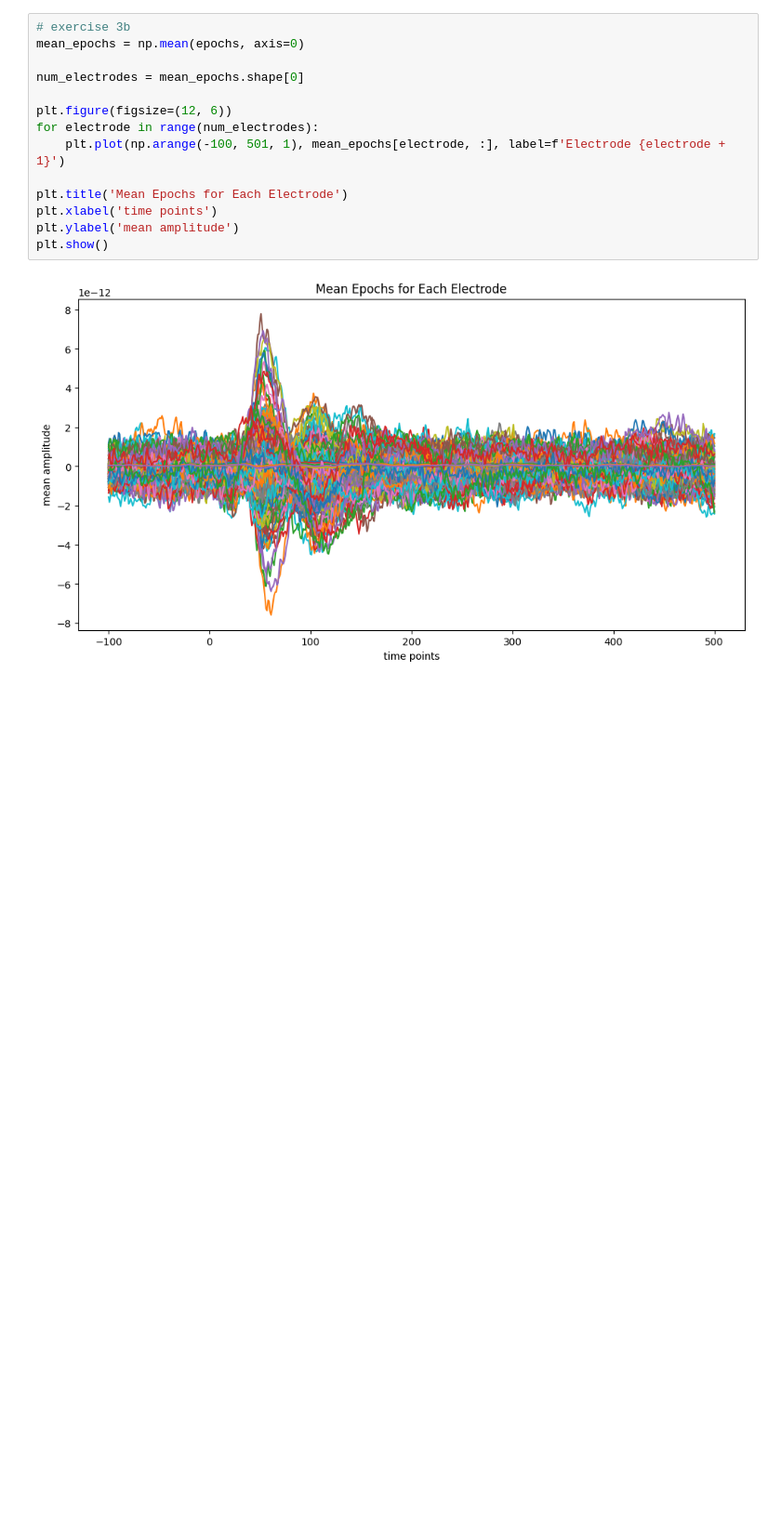
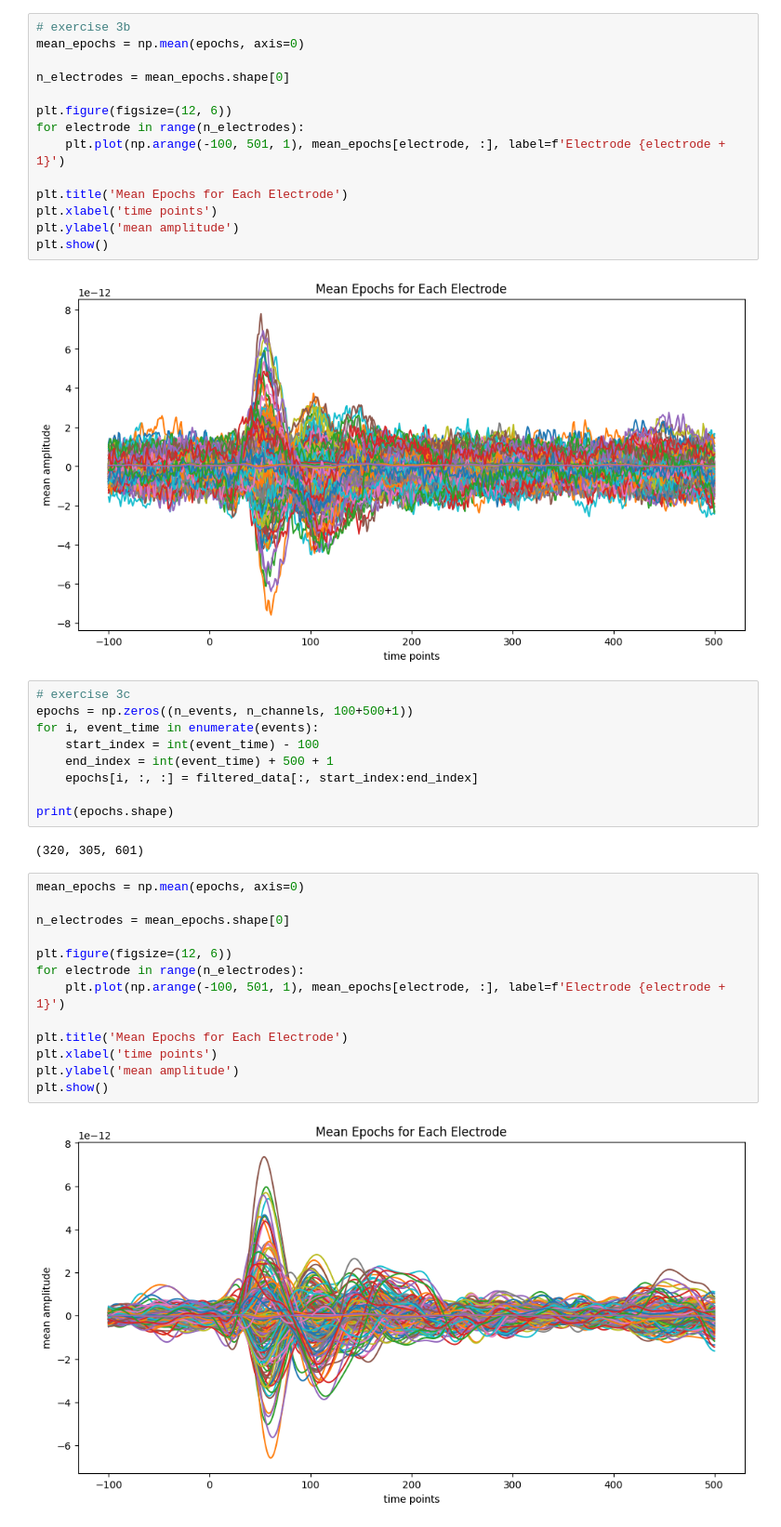
Before and after one commit to rfahrn/Time-Series-Exercises, a Jupyter notebook: exercise_2.ipynb, the cells around one changed output. Shown: that part at 93% size. Saved outputs shown, nothing was run; the diff lists cells and outputs as text; blank space fills up the shorter version.

```diff
--- a/exercise_2.ipynb
+++ b/exercise_2.ipynb
@@ -88,10 +95,10 @@ print(epochs.shape)
 # exercise 3b
 mean_epochs = np.mean(epochs, axis=0)
 
-num_electrodes = mean_epochs.shape[0]
+n_electrodes = mean_epochs.shape[0]
 
 plt.figure(figsize=(12, 6))
-for electrode in range(num_electrodes):
+for electrode in range(n_electrodes):
     plt.plot(np.arange(-100, 501, 1), mean_epochs[electrode, :], label=f'Electrode {electrode + 1}')
 
 plt.title('Mean Epochs for Each Electrode')
@@ -100,3 +107,29 @@ plt.ylabel('mean amplitude')
 plt.show()
 # %% [output]
 [figure]
+# %%
+# exercise 3c
+epochs = np.zeros((n_events, n_channels, 100+500+1))
+for i, event_time in enumerate(events):
+    start_index = int(event_time) - 100
+    end_index = int(event_time) + 500 + 1
+    epochs[i, :, :] = filtered_data[:, start_index:end_index]
+
+print(epochs.shape)
+# %% [output]
+(320, 305, 601)
+# %%
+mean_epochs = np.mean(epochs, axis=0)
+
+n_electrodes = mean_epochs.shape[0]
+
+plt.figure(figsize=(12, 6))
+for electrode in range(n_electrodes):
+    plt.plot(np.arange(-100, 501, 1), mean_epochs[electrode, :], label=f'Electrode {electrode + 1}')
+
+plt.title('Mean Epochs for Each Electrode')
+plt.xlabel('time points')
+plt.ylabel('mean amplitude')
+plt.show()
+# %% [output]
+[figure, added]
```
Also changed, not shown: parts of 6 cells of this notebook.
